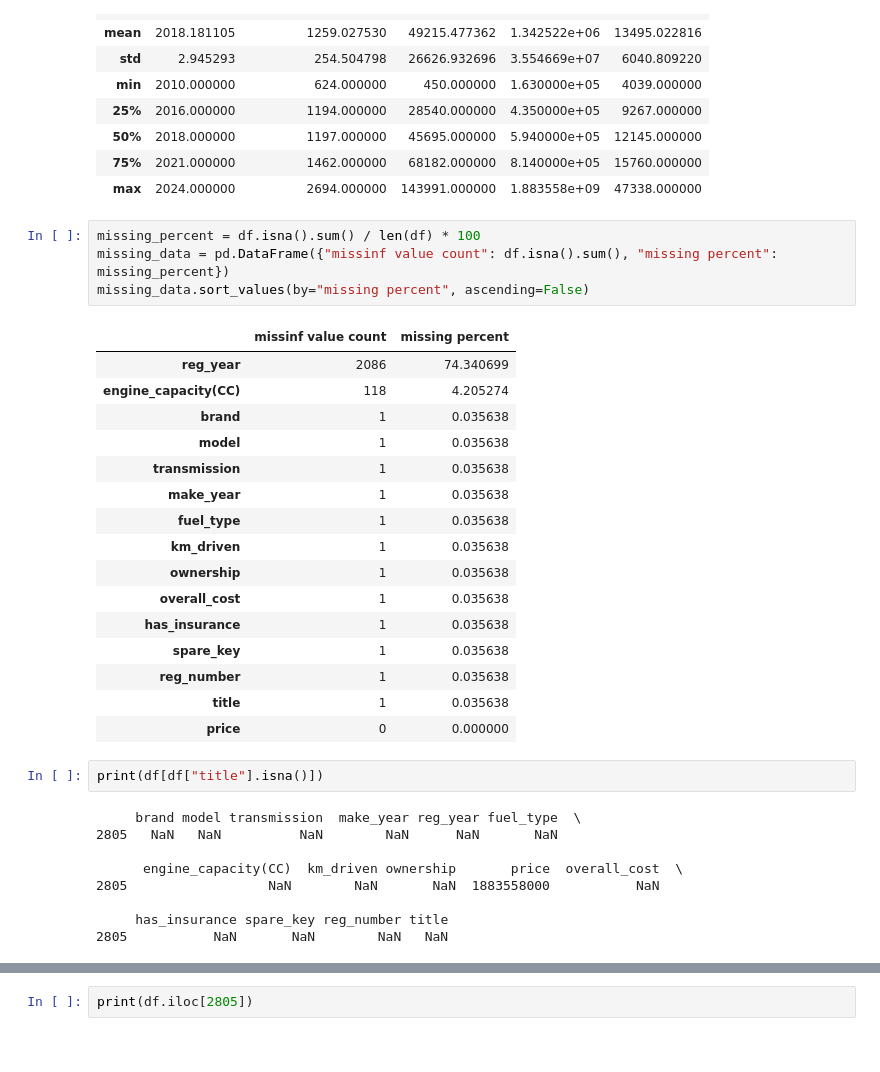
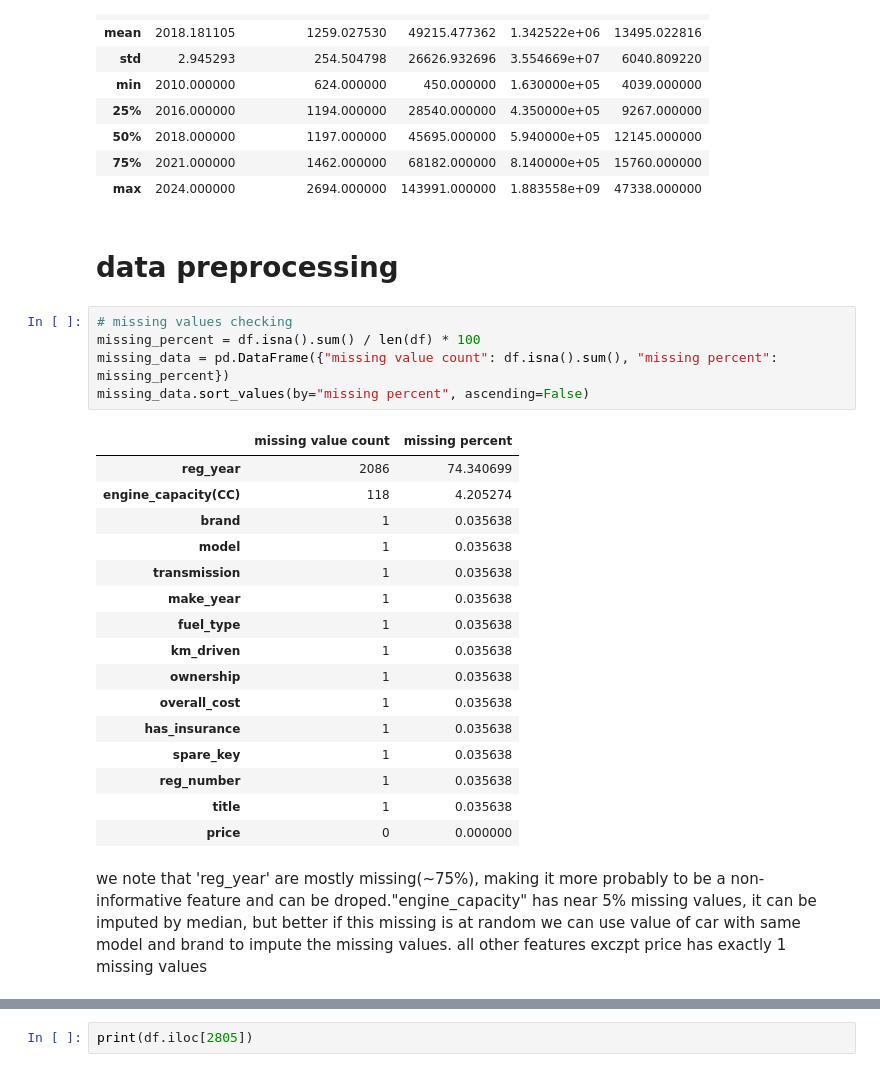
Before and after one commit to raouf529/used_cars, a Jupyter notebook: used_cars.ipynb, the cells around one changed output, grey strips where cells are left out. Drawn from its saved outputs; the diff is of its cells as text.

Commit message:
better notebook structure

```diff
--- a/used_cars.ipynb
+++ b/used_cars.ipynb
@@ -70,12 +71,15 @@ df.describe()
 | 50% | 2018.000000 | 1197.000000 | 45695.000000 | 5.940000e+05 | 12145.000000 |
 | 75% | 2021.000000 | 1462.000000 | 68182.000000 | 8.140000e+05 | 15760.000000 |
 | max | 2024.000000 | 2694.000000 | 143991.000000 | 1.883558e+09 | 47338.000000 |
+# %% [markdown]
+# data preprocessing
 # %%
+# missing values checking
 missing_percent = df.isna().sum() / len(df) * 100
-missing_data = pd.DataFrame({"missinf value count": df.isna().sum(), "missing percent": missing_percent})
+missing_data = pd.DataFrame({"missing value count": df.isna().sum(), "missing percent": missing_percent})
 missing_data.sort_values(by="missing percent", ascending=False)
 # %% [output]
-|  | missinf value count | missing percent |
+|  | missing value count | missing percent |
 | reg_year | 2086 | 74.340699 |
 | engine_capacity(CC) | 118 | 4.205274 |
 | brand | 1 | 0.035638 |
@@ -91,14 +95,5 @@ missing_data.sort_values(by="missing percent", ascending=False)
 | reg_number | 1 | 0.035638 |
 | title | 1 | 0.035638 |
 | price | 0 | 0.000000 |
-# %%
-print(df[df["title"].isna()])
-# %% [output]
-     brand model transmission  make_year reg_year fuel_type  \
-2805   NaN   NaN          NaN        NaN      NaN       NaN
-
-      engine_capacity(CC)  km_driven ownership       price  overall_cost  \
-2805                  NaN        NaN       NaN  1883558000           NaN
-
-     has_insurance spare_key reg_number title
-2805           NaN       NaN        NaN   NaN
+# %% [markdown]
+we note that 'reg_year' are mostly missing(~75%), making it more probably to be a non-informative feature and can be droped."engine_capacity" has near 5% missing values, it can be imputed by median, but better if this missing is at random we can use value of car with same model and brand to impute the missing values. all other features exczpt price has exactly 1 missing values
```
Also changed, not shown: parts of 127 cells of this notebook, 9 other files.
